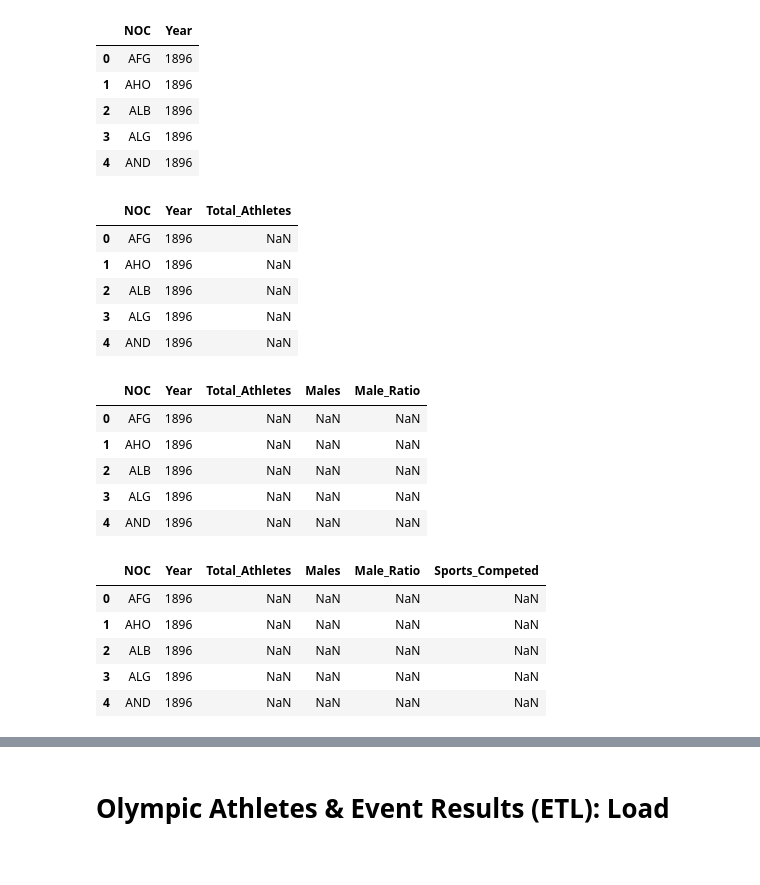
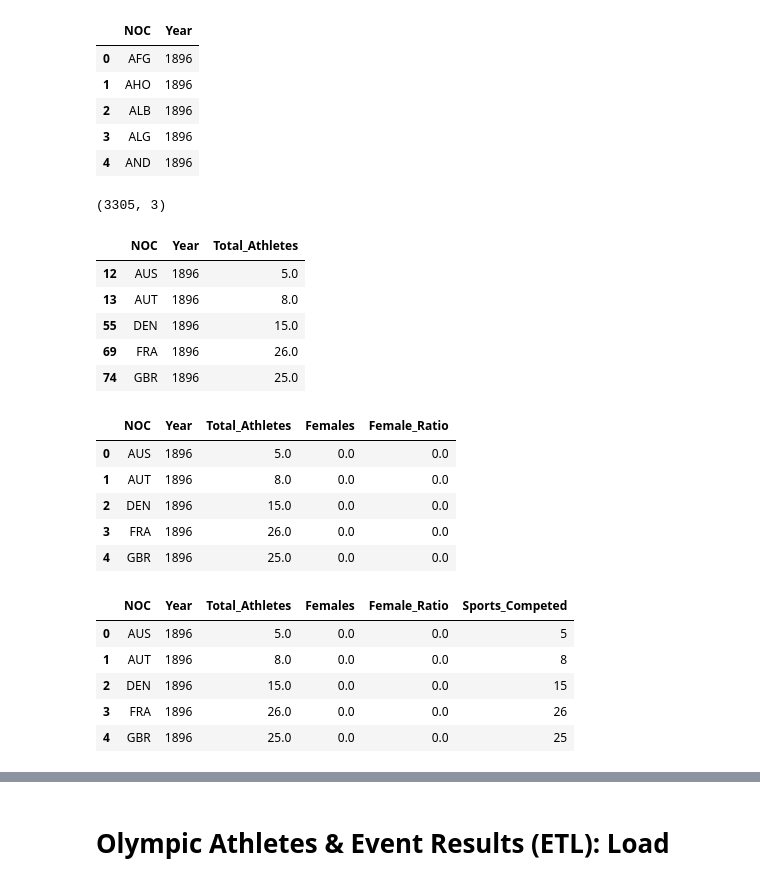
Before and after one commit to acdick/olympic_medal_count, a Jupyter notebook: Source/01_Athletes_and_Events.ipynb, the cells around one changed output, grey strips where cells are left out. Drawn from its saved outputs; the diff is of its cells as text; code cells hidden in the pictures.

Commit message:
updated female ratio in athletes database

```diff
--- a/Source/01_Athletes_and_Events.ipynb
+++ b/Source/01_Athletes_and_Events.ipynb
@@ -95,46 +95,53 @@ counts.rename(columns={'Sex': 'Total_Athletes'}, inplace=True)
 counts = counts.drop(['Age', 'Height', 'Weight', 'Sport'], axis=1)
 
 athletes = pd.merge(athletes, counts,  how='left', left_on=['Year','NOC'], right_on = ['Year','NOC'])
+
+#drop row in years in which country did not compete
+athletes = athletes.dropna()
+print(athletes.shape)
 athletes.head()
 # %% [output]
+(3305, 3)
 |  | NOC | Year | Total_Athletes |
-| 0 | AFG | 1896 | NaN |
-| 1 | AHO | 1896 | NaN |
-| 2 | ALB | 1896 | NaN |
-| 3 | ALG | 1896 | NaN |
-| 4 | AND | 1896 | NaN |
+| 12 | AUS | 1896 | 5.0 |
+| 13 | AUT | 1896 | 8.0 |
+| 55 | DEN | 1896 | 15.0 |
+| 69 | FRA | 1896 | 26.0 |
+| 74 | GBR | 1896 | 25.0 |
 # %%
-#find males by year and country and merge into athletes table
-males = athlete_events[athlete_events.Sex != 'F']
-males = males.groupby(['Year', 'NOC']).count()
-males = males.drop(['Age', 'Height', 'Weight', 'Sport'], axis=1)
-males.rename(columns={'Sex': 'Males'}, inplace=True)
+#find females by year and country and merge into athletes table
+females = athlete_events[athlete_events.Sex == 'F']
+females = females.groupby(['Year', 'NOC']).count()
+females = females.drop(['Age', 'Height', 'Weight', 'Sport'], axis=1)
+females.rename(columns={'Sex': 'Females'}, inplace=True)
 
-athletes = pd.merge(athletes, males,  how='left', left_on=['Year','NOC'], right_on = ['Year','NOC'])
-athletes['Male_Ratio'] = athletes['Males'] / athletes['Total_Athletes']
+athletes = pd.merge(athletes, females,  how='left', left_on=['Year','NOC'], right_on = ['Year','NOC'])
+athletes = athletes.fillna(0)
+athletes['Female_Ratio'] = athletes['Females'] / athletes['Total_Athletes']
 athletes.head()
 # %% [output]
-|  | NOC | Year | Total_Athletes | Males | Male_Ratio |
-| 0 | AFG | 1896 | NaN | NaN | NaN |
-| 1 | AHO | 1896 | NaN | NaN | NaN |
-| 2 | ALB | 1896 | NaN | NaN | NaN |
-| 3 | ALG | 1896 | NaN | NaN | NaN |
-| 4 | AND | 1896 | NaN | NaN | NaN |
+|  | NOC | Year | Total_Athletes | Females | Female_Ratio |
+| 0 | AUS | 1896 | 5.0 | 0.0 | 0.0 |
+| 1 | AUT | 1896 | 8.0 | 0.0 | 0.0 |
+| 2 | DEN | 1896 | 15.0 | 0.0 | 0.0 |
+| 3 | FRA | 1896 | 26.0 | 0.0 | 0.0 |
+| 4 | GBR | 1896 | 25.0 | 0.0 | 0.0 |
 # %%
 #find sports competed by year and country and merge into athletes table
 sports = athlete_events.groupby(['Year', 'NOC']).count()
 sports = sports.drop(['Age', 'Height', 'Weight', 'Sex'], axis=1)
 sports.rename(columns={'Sport': 'Sports_Competed'}, inplace=True)
 
 athletes = pd.merge(athletes, sports,  how='left', left_on=['Year','NOC'], right_on = ['Year','NOC'])
+athletes = athletes.fillna(0)
 athletes.head()
 # %% [output]
-|  | NOC | Year | Total_Athletes | Males | Male_Ratio | Sports_Competed |
-| 0 | AFG | 1896 | NaN | NaN | NaN | NaN |
-| 1 | AHO | 1896 | NaN | NaN | NaN | NaN |
-| 2 | ALB | 1896 | NaN | NaN | NaN | NaN |
-| 3 | ALG | 1896 | NaN | NaN | NaN | NaN |
-| 4 | AND | 1896 | NaN | NaN | NaN | NaN |
+|  | NOC | Year | Total_Athletes | Females | Female_Ratio | Sports_Competed |
+| 0 | AUS | 1896 | 5.0 | 0.0 | 0.0 | 5 |
+| 1 | AUT | 1896 | 8.0 | 0.0 | 0.0 | 8 |
+| 2 | DEN | 1896 | 15.0 | 0.0 | 0.0 | 15 |
+| 3 | FRA | 1896 | 26.0 | 0.0 | 0.0 | 26 |
+| 4 | GBR | 1896 | 25.0 | 0.0 | 0.0 | 25 |
 # %%
 #find mean age, height, weight by year and country and merge into athletes table
 means = athlete_events.groupby(['Year', 'NOC']).mean()
```
Also changed, not shown: parts of 3 cells of this notebook, 2 other files.
